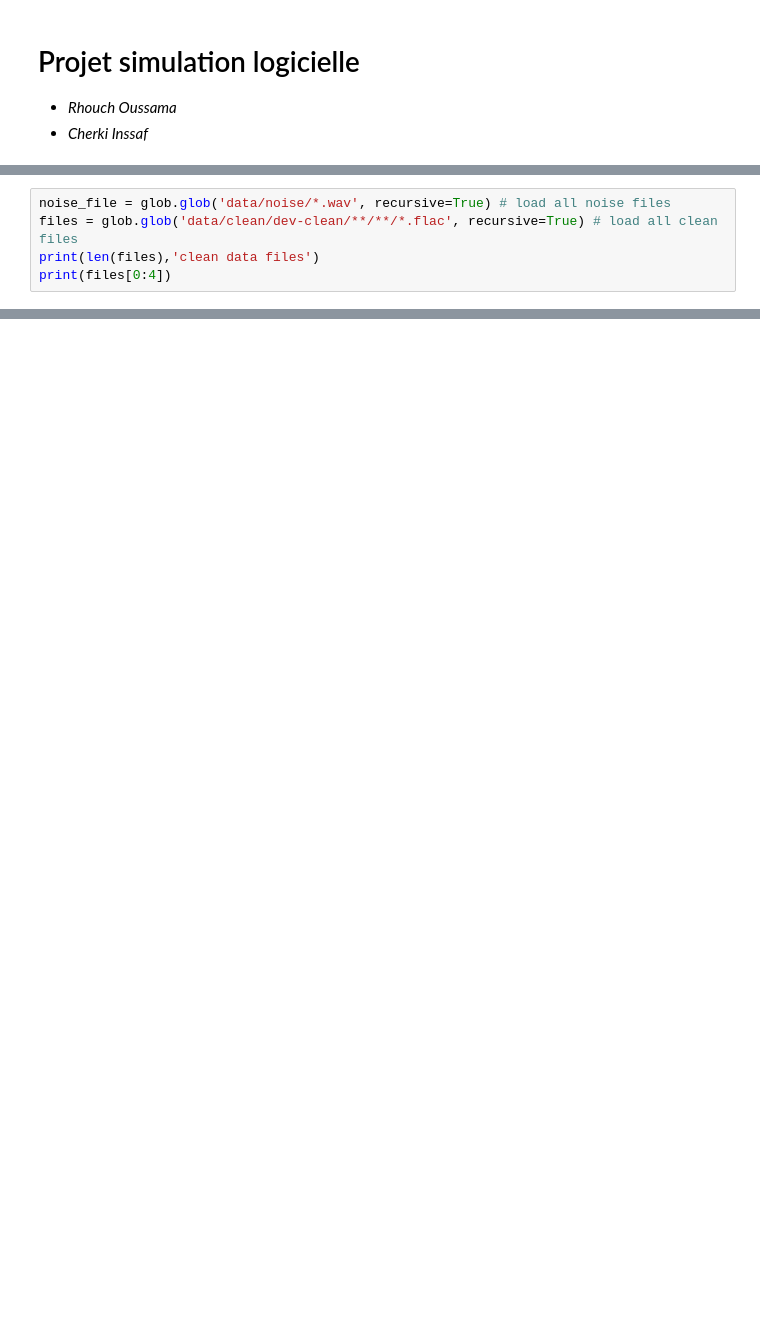
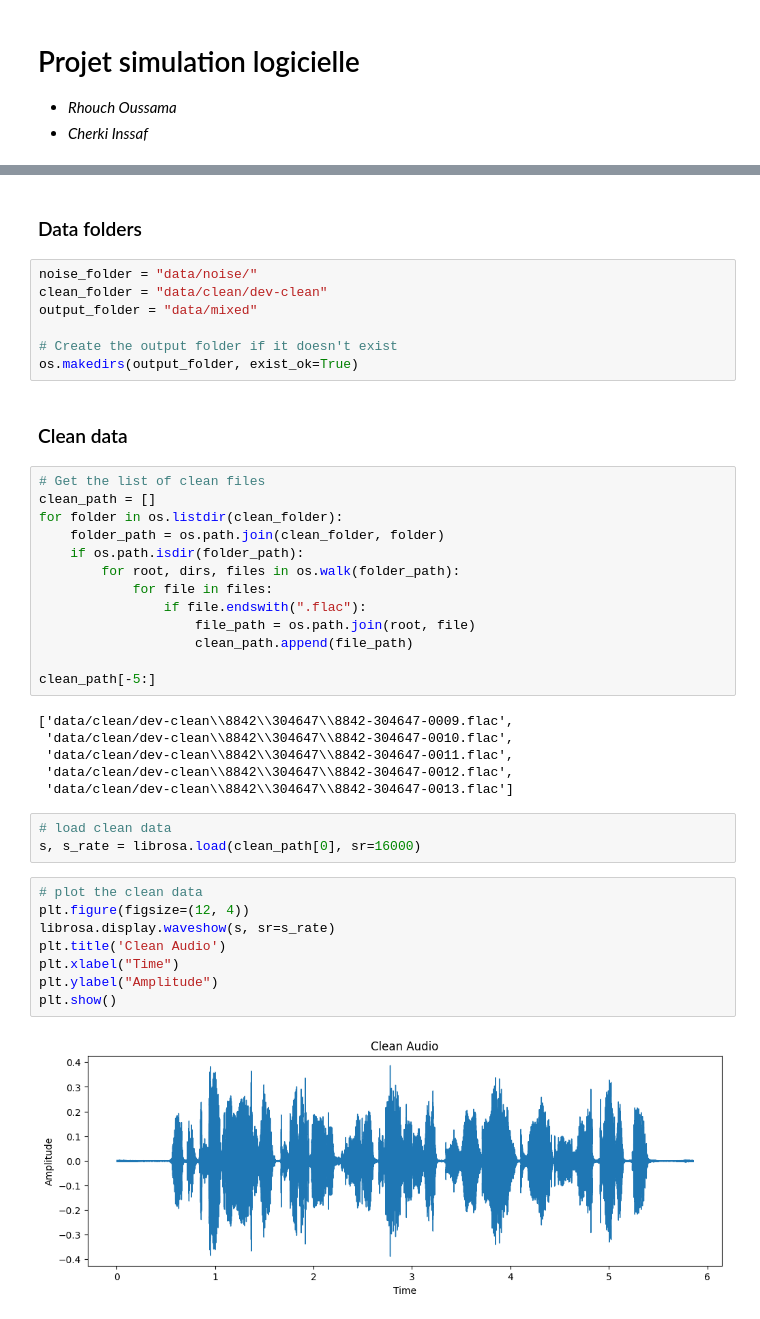
Before and after one commit to oussamarhouch/Projet-Audio, a Jupyter notebook: notebook.ipynb, the cells around one changed output, grey strips where cells are left out. Cells and saved outputs as stored; diff of their text form; blank space fills up the shorter version.

```diff
--- a/notebook.ipynb
+++ b/notebook.ipynb
@@ -144,5 +4,0 @@ ax[1].set(title='log Power spectrogram')
-# %%
-noise_file = glob.glob('data/noise/*.wav', recursive=True) # load all noise files
-files = glob.glob('data/clean/dev-clean/**/**/*.flac', recursive=True) # load all clean files
-print(len(files),'clean data files')
-print(files[0:4])
@@ -184,0 +19,43 @@ write("generated/test.flac", s_rate, output_clean) #  write to file the generate
+# %% [markdown]
+### Data folders
+# %%
+noise_folder = "data/noise/"
+clean_folder = "data/clean/dev-clean"
+output_folder = "data/mixed"
+
+# Create the output folder if it doesn't exist
+os.makedirs(output_folder, exist_ok=True)
+# %% [markdown]
+### Clean data
+# %%
+# Get the list of clean files
+clean_path = []
+for folder in os.listdir(clean_folder):
+    folder_path = os.path.join(clean_folder, folder)
+    if os.path.isdir(folder_path):
+        for root, dirs, files in os.walk(folder_path):
+            for file in files:
+                if file.endswith(".flac"):
+                    file_path = os.path.join(root, file)
+                    clean_path.append(file_path)
+
+clean_path[-5:]
+# %% [output]
+['data/clean/dev-clean\\8842\\304647\\8842-304647-0009.flac',
+ 'data/clean/dev-clean\\8842\\304647\\8842-304647-0010.flac',
+ 'data/clean/dev-clean\\8842\\304647\\8842-304647-0011.flac',
+ 'data/clean/dev-clean\\8842\\304647\\8842-304647-0012.flac',
+ 'data/clean/dev-clean\\8842\\304647\\8842-304647-0013.flac']
+# %%
+# load clean data
+s, s_rate = librosa.load(clean_path[0], sr=16000)
+# %%
+# plot the clean data
+plt.figure(figsize=(12, 4))
+librosa.display.waveshow(s, sr=s_rate)
+plt.title('Clean Audio')
+plt.xlabel("Time")
+plt.ylabel("Amplitude")
+plt.show()
+# %% [output]
+[figure, added]
```
Also changed, not shown: parts of 68 cells of this notebook, 2 other files.
